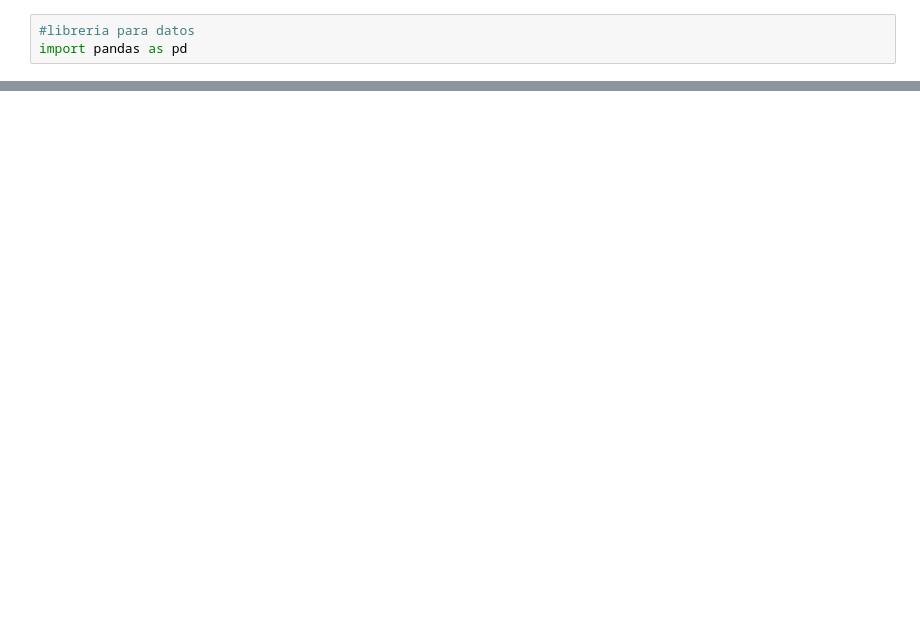
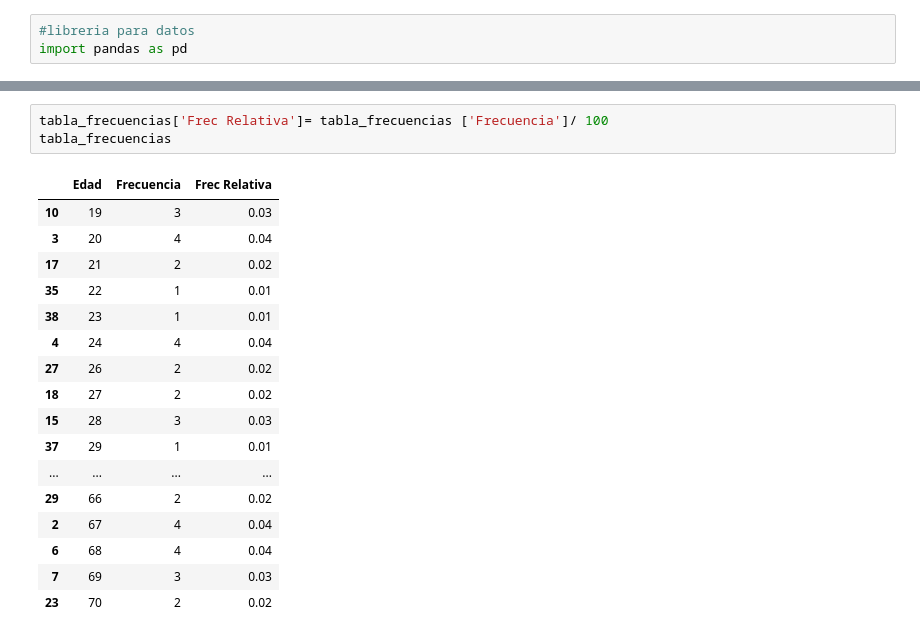
Before and after one commit to AnahiGutierrez22/Estadistica, a Jupyter notebook: Unidad1/Practica4.ipynb, the cells around one changed output, grey strips where cells are left out. Cells and saved outputs as stored; diff of their text form; blank space fills up the shorter version.

```diff
--- a/Unidad1/Practica4.ipynb
+++ b/Unidad1/Practica4.ipynb
@@ -69,0 +70,21 @@ Tabla de distribución de frecuencias:
+# %%
+tabla_frecuencias['Frec Relativa']= tabla_frecuencias ['Frecuencia']/ 100
+tabla_frecuencias
+# %% [output]
+|  | Edad | Frecuencia | Frec Relativa |
+| 10 | 19 | 3 | 0.03 |
+| 3 | 20 | 4 | 0.04 |
+| 17 | 21 | 2 | 0.02 |
+| 35 | 22 | 1 | 0.01 |
+| 38 | 23 | 1 | 0.01 |
+| 4 | 24 | 4 | 0.04 |
+| 27 | 26 | 2 | 0.02 |
+| 18 | 27 | 2 | 0.02 |
+| 15 | 28 | 3 | 0.03 |
+| 37 | 29 | 1 | 0.01 |
+| ... | ... | ... | ... |
+| 29 | 66 | 2 | 0.02 |
+| 2 | 67 | 4 | 0.04 |
+| 6 | 68 | 4 | 0.04 |
+| 7 | 69 | 3 | 0.03 |
+| 23 | 70 | 2 | 0.02 |
```
Also changed, not shown: parts of 5 cells of this notebook.
